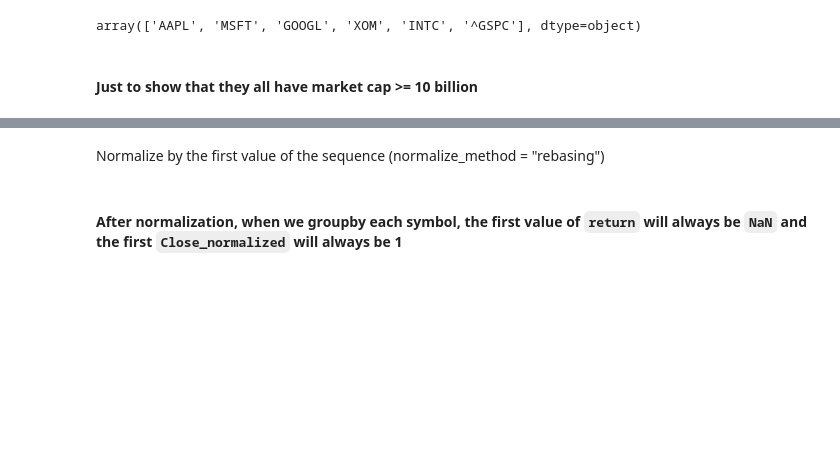
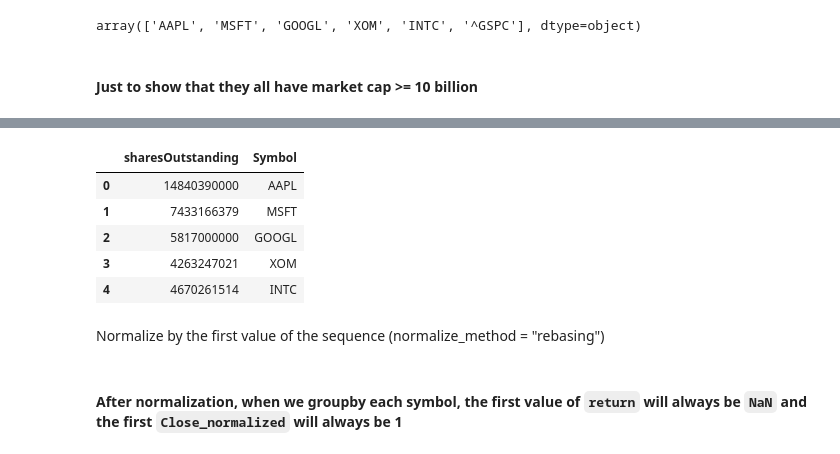
Before and after one commit to whanyu1212/ft5009-assignment2, a Jupyter notebook: notebook/scratchpad.ipynb, the cells around one changed output, grey strips where cells are left out. Saved outputs shown, nothing was run; the diff lists cells and outputs as text; code cells hidden in the pictures; blank space fills up the shorter version.

```diff
--- a/notebook/scratchpad.ipynb
+++ b/notebook/scratchpad.ipynb
@@ -83,3 +84,15 @@ loader.get_stock_info(default_config.stock_list ,["marketCap"])
+# %%
+# We intend to do value weighted index, so we need shares outstanding
+# to compute varying market cap at the daily level
+outstanding_shares_df = loader.get_stock_info(default_config.stock_list ,["sharesOutstanding"])
+outstanding_shares_df
+# %% [output]
+|  | sharesOutstanding | Symbol |
+| 0 | 14840390000 | AAPL |
+| 1 | 7433166379 | MSFT |
+| 2 | 5817000000 | GOOGL |
+| 3 | 4263247021 | XOM |
+| 4 | 4670261514 | INTC |
 # %% [markdown]
 Normalize by the first value of the sequence (normalize_method = "rebasing")
 # %%
```
Also changed, not shown: parts of 27 cells of this notebook, 1 other file.
